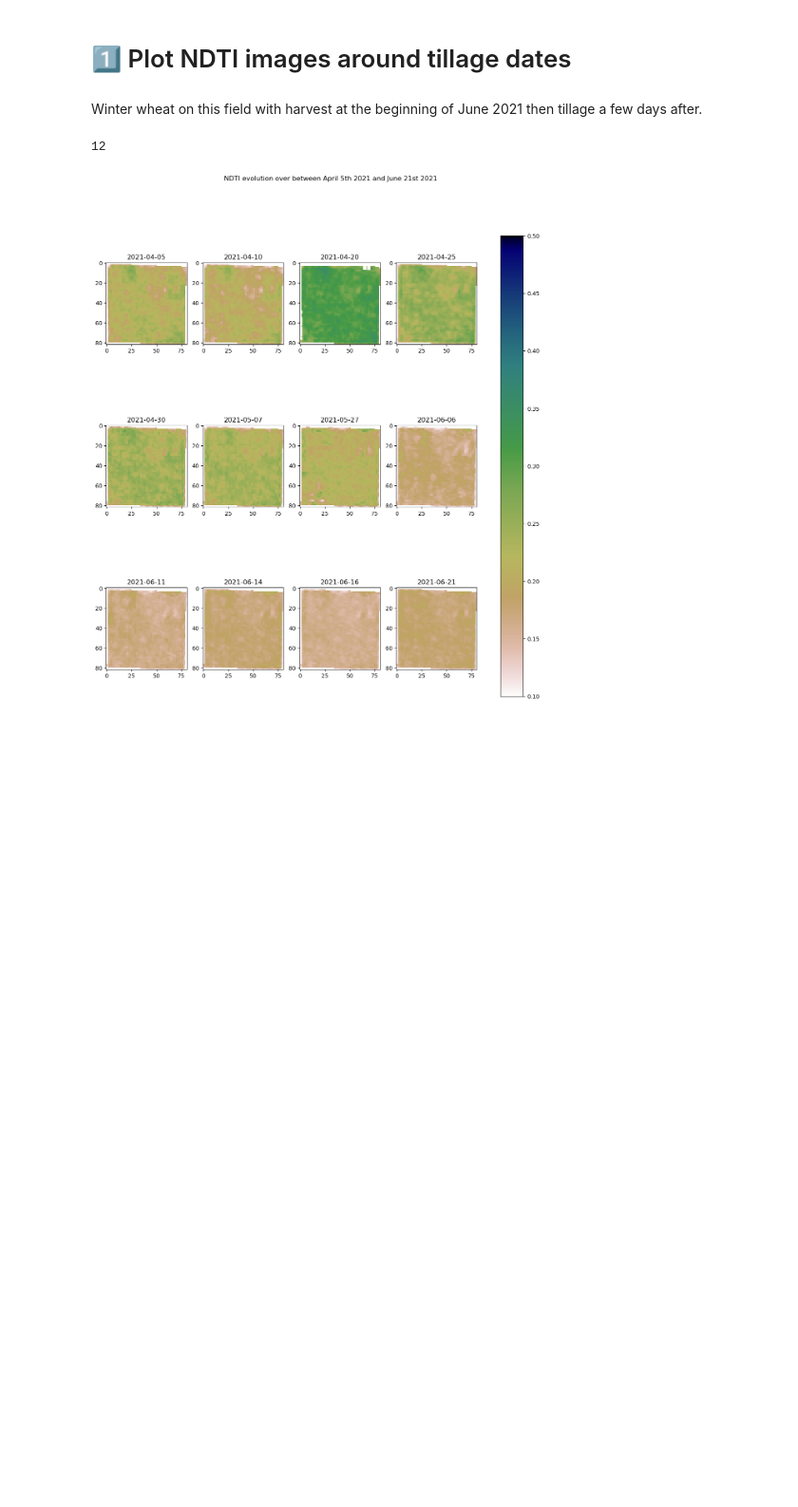
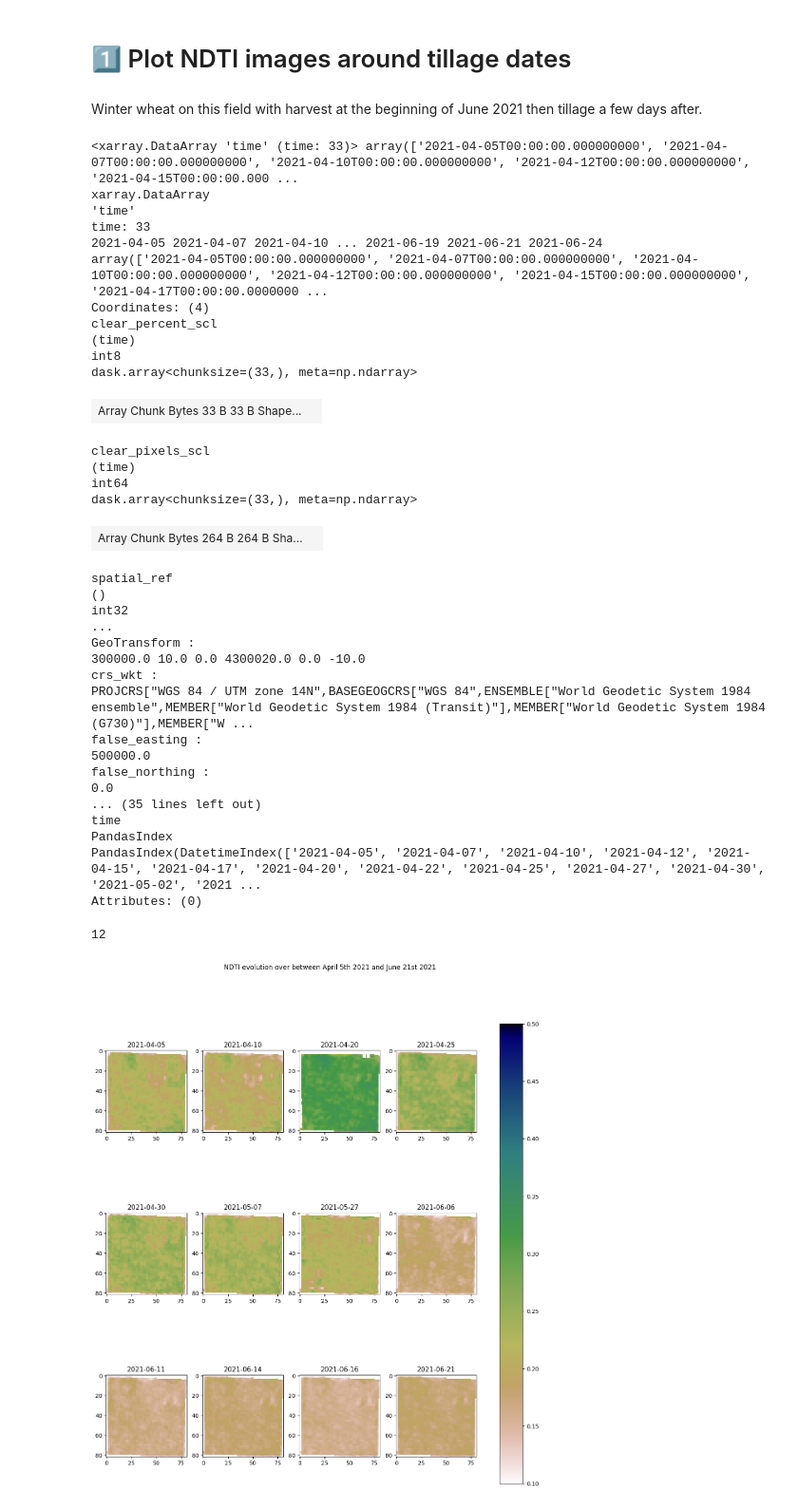
Before and after one commit to earthdaily/reflectance-datacube-processor, a Jupyter notebook: notebooks/datacube-sustainable-practices.ipynb, the cells around one changed output. Shown: that part at 95% size. Cells and saved outputs as stored; diff of their text form; code cells hidden in the pictures; blank space fills up the shorter version.

```diff
--- a/notebooks/datacube-sustainable-practices.ipynb
+++ b/notebooks/datacube-sustainable-practices.ipynb
@@ -32,6 +32,43 @@ cube = xr.open_zarr(store=store, consolidated=True)
 # %%
 def NDTI(swir16,swir22):
     return((swir16 - swir22)/(swir16 + swir22))
+# %%
+cube.time
+# %% [output]
+<xarray.DataArray 'time' (time: 33)> array(['2021-04-05T00:00:00.000000000', '2021-04-07T00:00:00.000000000', '2021-04-10T00:00:00.000000000', '2021-04-12T00:00:00.000000000', '2021-04-15T00:00:00.000 ...
+xarray.DataArray
+'time'
+time: 33
+2021-04-05 2021-04-07 2021-04-10 ... 2021-06-19 2021-06-21 2021-06-24
+array(['2021-04-05T00:00:00.000000000', '2021-04-07T00:00:00.000000000', '2021-04-10T00:00:00.000000000', '2021-04-12T00:00:00.000000000', '2021-04-15T00:00:00.000000000', '2021-04-17T00:00:00.0000000 ...
+Coordinates: (4)
+clear_percent_scl
+(time)
+int8
+dask.array<chunksize=(33,), meta=np.ndarray>
+| Array Chunk Bytes 33 B 33 B Shape... |  |
+clear_pixels_scl
+(time)
+int64
+dask.array<chunksize=(33,), meta=np.ndarray>
+| Array Chunk Bytes 264 B 264 B Sha... |  |
+spatial_ref
+()
+int32
+...
+GeoTransform :
+300000.0 10.0 0.0 4300020.0 0.0 -10.0
+crs_wkt :
+PROJCRS["WGS 84 / UTM zone 14N",BASEGEOGCRS["WGS 84",ENSEMBLE["World Geodetic System 1984 ensemble",MEMBER["World Geodetic System 1984 (Transit)"],MEMBER["World Geodetic System 1984 (G730)"],MEMBER["W ...
+false_easting :
+500000.0
+false_northing :
+0.0
+... (35 lines left out)
+time
+PandasIndex
+PandasIndex(DatetimeIndex(['2021-04-05', '2021-04-07', '2021-04-10', '2021-04-12', '2021-04-15', '2021-04-17', '2021-04-20', '2021-04-22', '2021-04-25', '2021-04-27', '2021-04-30', '2021-05-02', '2021 ...
+Attributes: (0)
 # %%
 cube_date_int = cube.sel(time=['2021-04-05T00:00:00.000000000','2021-04-10T00:00:00.000000000',
                                '2021-04-20T00:00:00.000000000','2021-04-25T00:00:00.000000000',
```
Also changed, not shown: parts of 4 cells of this notebook.
